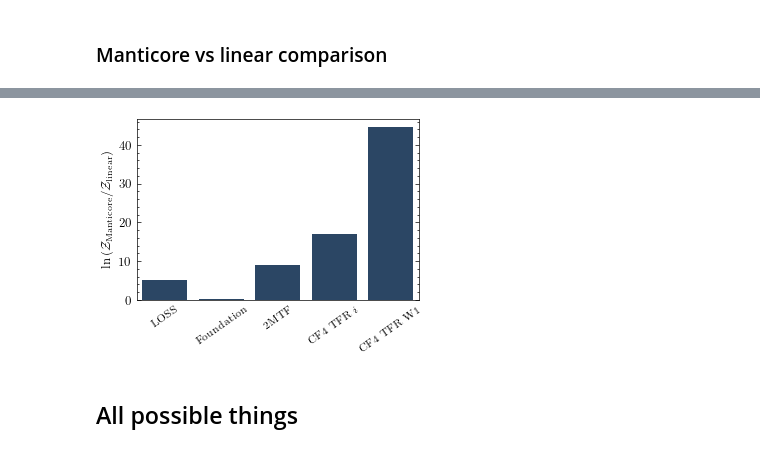
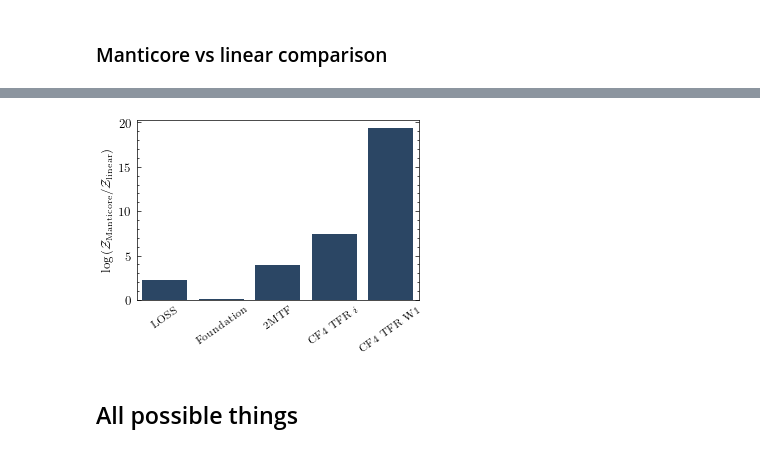
Before and after one commit to Richard-Sti/csiborgtools_public, a Jupyter notebook: notebooks/flow/reconstruction_comparison.ipynb, the cells around one changed output, grey strips where cells are left out. Saved outputs shown, nothing was run; the diff lists cells and outputs as text; code cells hidden in the pictures.

```diff
--- a/notebooks/flow/reconstruction_comparison.ipynb
+++ b/notebooks/flow/reconstruction_comparison.ipynb
@@ -463,7 +490,7 @@ with plt.style.context('science'):
 # %% [markdown]
 ### 6. Bulk flow in the CMB frame
 # %%
-sims = ["Carrick2015", "Lilow2024", "csiborg2_main", "csiborg2X"]
+sims = ["Carrick2015", "Lilow2024", "csiborg2_main", "csiborg2X", "CLONES", "CF4"]
 # cats = [["LOSS", "Foundation"], "2MTF", "SFI_gals", "CF4_TFR_i"]
 cats = ["2MTF", "SFI_gals", "CF4_TFR_i", "CF4_TFR_w1"]
 
@@ -494,7 +539,7 @@ with plt.style.context('science'):
     ncols = 3
 
     figwidth = 8.3
-    fig, axs = plt.subplots(nrows, ncols, figsize=(figwidth, 0.75 * figwidth), sharex=True, sharey="col")
+    fig, axs = plt.subplots(nrows, ncols, figsize=(figwidth, 1.25 * figwidth), sharex=True, )
     cols = plt.rcParams['axes.prop_cycle'].by_key()['color']
     # fig.suptitle(f"Calibrated against {catalogue}")
 
@@ -505,7 +550,7 @@ with plt.style.context('science'):
             for n in range(3):
                 ylow, ymed, yhigh = np.percentile(B[..., n], [16, 50, 84], axis=-1)
                 axs[i, n].fill_between(
-                    r, ylow, yhigh, alpha=0.5, color=c,
+                    r, ylow, yhigh, alpha=0.5, color=c, edgecolor=c,
                     label=catalogue_to_pretty(catalogue) if i == 1 else None)
 
 
@@ -534,15 +579,15 @@ with plt.style.context('science'):
         axs[n, 2].set_ylabel(r"$b ~ [\mathrm{deg}]$")
 
     for i, sim in enumerate(sims):
-        xpos, ypos = get_ax_centre(axs[i, 0])
-        fig.text(0.95, ypos, simname_to_pretty(sim),
-                 va='center', ha='center', fontsize=9, rotation=270)
+        ax = axs[i, -1].twinx()
+        ax.set_ylabel(simname_to_pretty(sim), rotation=270, labelpad=7.5)
+        ax.set_yticklabels([])
 
     axs[0, 0].set_xlim(r.min(), r.max())
 
     axs[0, 0].legend()
     handles, labels = axs[1, 0].get_legend_handles_labels()  # get the labels from the first axis
-    fig.legend(handles, labels, loc='upper center', bbox_to_anchor=(0.5, 1.00), ncol=len(cats) + 2)
+    fig.legend(handles, labels, loc='upper center', bbox_to_anchor=(0.5, 0.975), ncol=len(cats) + 2)
 
     fig.tight_layout(rect=[0, 0, 0.95, 0.95])
     fig.savefig(f"../../plots/bulkflow_CMB.pdf", dpi=450)
@@ -638,24 +685,24 @@ Last modified: 12/09/2024 11:07:55
 # %%
 bayes_factor = y_lnZ[:, 1] - y_lnZ[:, 0]
 
 with plt.style.context('science'):
     plt.rcParams.update({'font.size': 9})
 
     plt.figure()
 
-    sns.barplot(x=np.arange(len(catalogues)), y=bayes_factor, color="#21456D")
+    sns.barplot(x=np.arange(len(catalogues)), y=bayes_factor / np.log(10), color="#21456D")
     plt.xticks(
         np.arange(len(catalogues)),
         [catalogue_to_pretty(cat) for cat in catalogues],
         rotation=35, fontsize="small", minor=False)
-    plt.ylabel(r"$\ln \left(\mathcal{Z}_{\rm Manticore} / \mathcal{Z}_{\rm linear}\right)$")
+    plt.ylabel(r"$\log \left(\mathcal{Z}_{\rm Manticore} / \mathcal{Z}_{\rm linear}\right)$")
     plt.tick_params(axis='x', which='both', bottom=False, top=False)
 
     plt.tight_layout()
     plt.savefig("../../plots/manticore_vs_carrick.png", dpi=450)
     plt.show()
 # %% [output]
-[figure, old version]
+[figure, new version]
 # %% [markdown]
 ## All possible things
 # %% [markdown]
```
Also changed, not shown: parts of 5 cells of this notebook, 10 other files.
